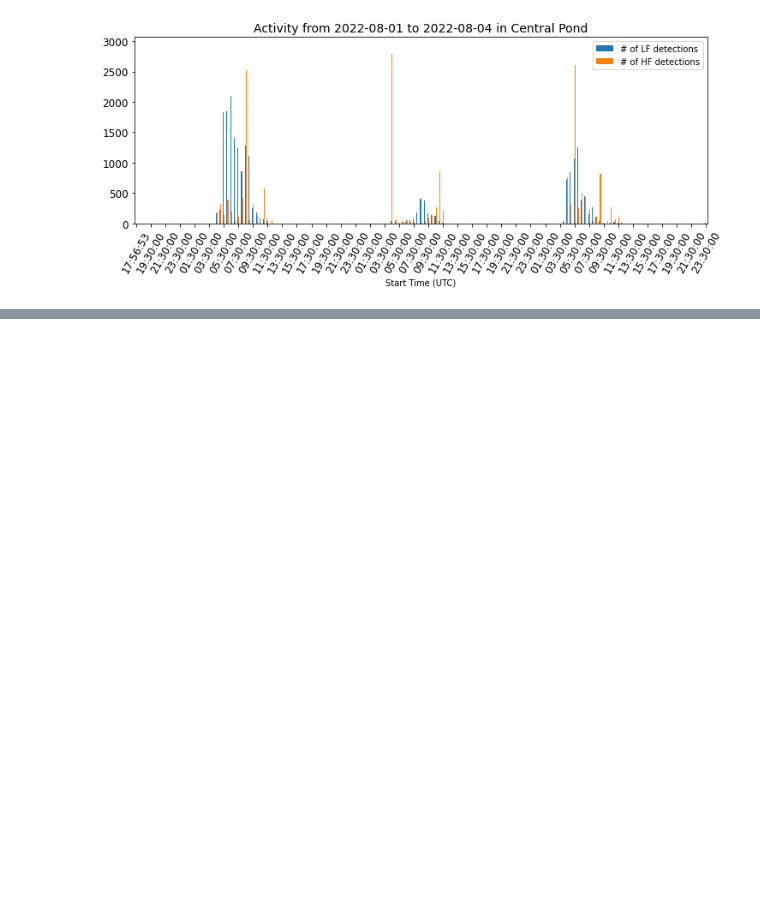
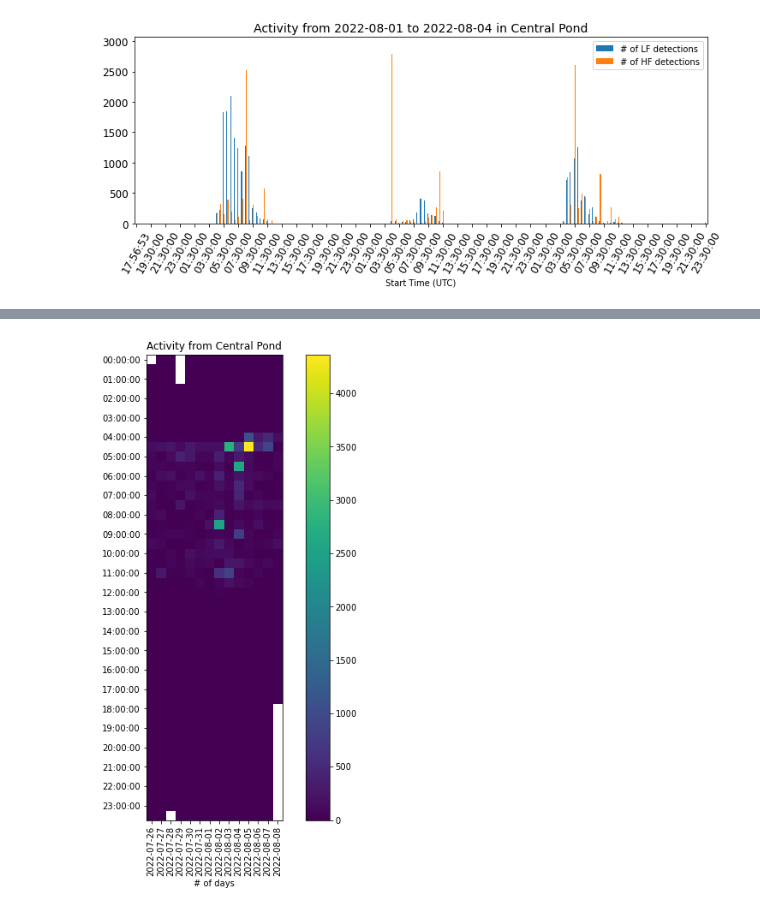
Before and after one commit to uw-echospace/ubna-field, a Jupyter notebook: notebooks/call_number_plotter.ipynb, the cells around one changed output, grey strips where cells are left out. Cells and saved outputs as stored; diff of their text form; code cells hidden in the pictures; blank space fills up the shorter version.

```diff
--- a/notebooks/call_number_plotter.ipynb
+++ b/notebooks/call_number_plotter.ipynb
@@ -141,14 +167,21 @@ def plot_total(df, site, save=False):
         save_dir.mkdir(parents=True, exist_ok=True)
         save_path = Path(f"{save_folder}/activity.png")
         fig.get_figure().savefig(save_path, facecolor='w', bbox_inches = "tight")
-# %%
-def plot_matrix(df):
-    plt.figure(figsize=(10, 10))
-    plt.imshow(df.to_numpy()[:,2:].astype("float64"))
-    plt.title(f"Activity from {site_name}")
-    plt.xlabel("# of days")
-    plt.yticks(np.arange(0, df.shape[0], 2), df["Start (UTC)"][::2])
-    plt.xticks(np.arange(0, df.shape[1]-2), df.columns[2:], rotation = 90)
-    plt.colorbar()
-    plt.show()
+# %%
+# Plotting method that takes:
+# 1) DataFrame matrix where each row is a time, each column is a day, each cell value is the # of detections.
+# 2) A given site name to title the plot
+
+# Returns:
+# A colormap plot of activity
+
+def plot_matrix(df, site):
+    plt.figure(figsize=(10, 10))
+    plt.imshow(df.to_numpy()[:,2:].astype("float64"))
+    plt.title(f"Activity from {site}")
+    plt.xlabel("# of days")
+    plt.yticks(np.arange(0, df.shape[0], 2), df["Start (UTC)"][::2])
+    plt.xticks(np.arange(0, df.shape[1]-2), df.columns[2:], rotation = 90)
+    plt.colorbar()
+    plt.show()
 # %%
@@ -323,0 +372,4 @@ plot_matrix(activity_df)
+# %%
+plot_matrix(hf_activity_df, site_name)
+# %% [output]
+[figure, added]
```
Also changed, not shown: parts of 15 cells of this notebook.
